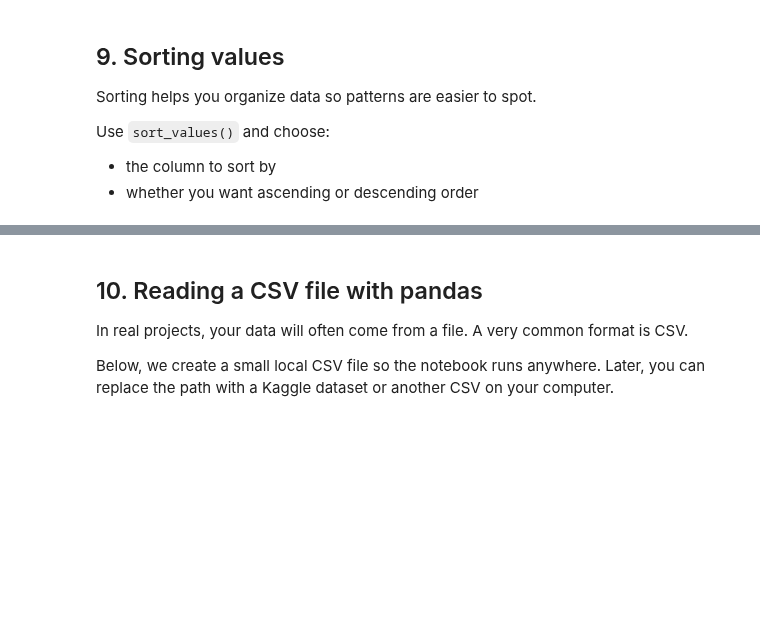
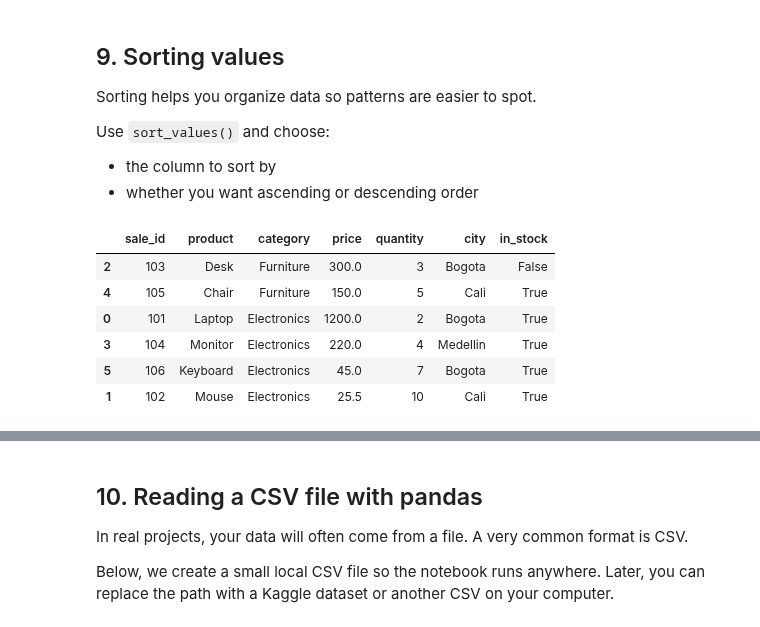
Before and after one commit to vanesalo10/python_data_course, a Jupyter notebook: Data_analytics/01_pandas_introduction.ipynb, the cells around one changed output, grey strips where cells are left out. Cells and saved outputs as stored; diff of their text form; code cells hidden in the pictures; blank space fills up the shorter version.

```diff
--- a/Data_analytics/01_pandas_introduction.ipynb
+++ b/Data_analytics/01_pandas_introduction.ipynb
@@ -191,6 +356,16 @@ Use `sort_values()` and choose:
 
 - the column to sort by
 - whether you want ascending or descending order
+# %%
+sales_df.sort_values(["category","price"], ascending=False)
+# %% [output]
+|  | sale_id | product | category | price | quantity | city | in_stock |
+| 2 | 103 | Desk | Furniture | 300.0 | 3 | Bogota | False |
+| 4 | 105 | Chair | Furniture | 150.0 | 5 | Cali | True |
+| 0 | 101 | Laptop | Electronics | 1200.0 | 2 | Bogota | True |
+| 3 | 104 | Monitor | Electronics | 220.0 | 4 | Medellin | True |
+| 5 | 106 | Keyboard | Electronics | 45.0 | 7 | Bogota | True |
+| 1 | 102 | Mouse | Electronics | 25.5 | 10 | Cali | True |
 # %%
 print("Sorted by price (highest first):\n")
 print(sales_df.sort_values("price", ascending=False))
```
Also changed, not shown: parts of 21 cells of this notebook, 15 other files.
